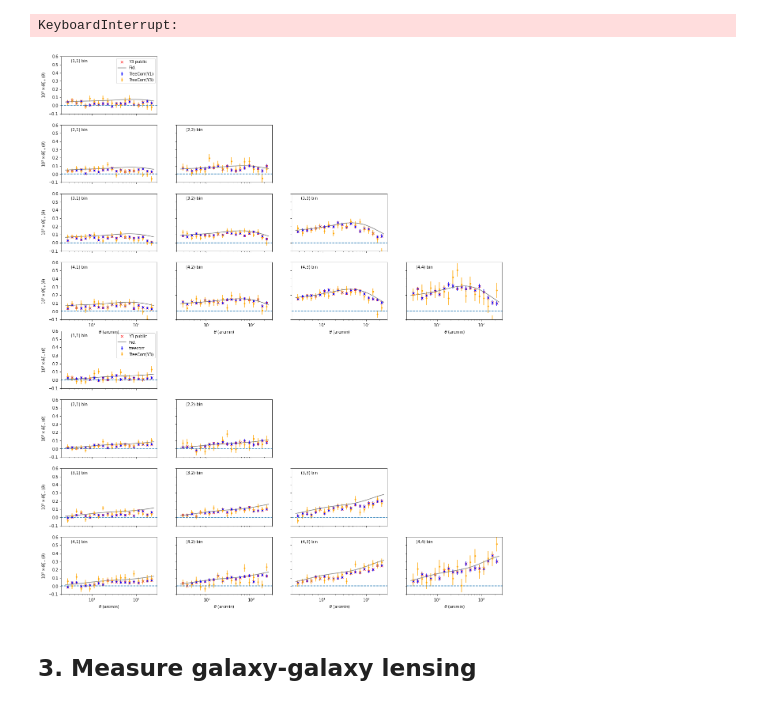
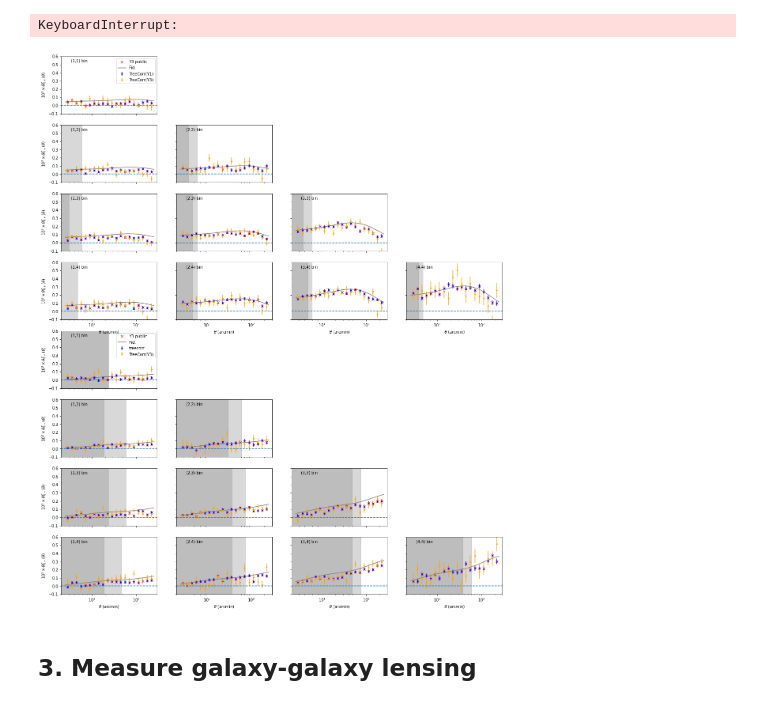
Before and after one commit to JiachuanXu/2pt_measurements_Y3, a Jupyter notebook: DESY3xPlanckDR3.ipynb, the cells around one changed output. Saved outputs shown, nothing was run; the diff lists cells and outputs as text; code cells hidden in the pictures.

```diff
--- a/DESY3xPlanckDR3.ipynb
+++ b/DESY3xPlanckDR3.ipynb
@@ -323,7 +514,9 @@ for tomo_id in range(5):
         r = np.exp(dd_redmagic.meanlogr)
         ### Save 2pt function: xi, varxi, r
         np.savetxt(output_fname_gg,np.c_[xi, varxi, r], header="xi varxi theta")
-
+    id_pad = 800
+    scalecut_cons = r[np.where(mask_cons[id_pad+tomo_id*20:id_pad+(tomo_id+1)*20] == 0)[0]]
+    scalecut_LCDM = r[np.where(mask_LCDM[id_pad+tomo_id*20:id_pad+(tomo_id+1)*20] == 0)[0]]
     ### Plot galaxy 2ptf and compare with public catalog
     ### ================================================
     ax = plt.subplot2grid((1, 5), (0,tomo_id))
@@ -345,6 +538,8 @@ for tomo_id in range(5):
         dv = np.genfromtxt(y1gg%(tomo_id, tomo_id), names=True)
         ax.errorbar(dv['theta'], dv['xi']*dv['theta'],
                    yerr = dv['theta']*dv['varxi']**0.5, fmt='.',color='orange', label='TreeCorr(Y1)')
+    # show scale cut
+    ax.fill_betweenx([-0.5, 3], 2, scalecut_cons[-1]*1.05, color='grey', alpha=0.3)
 
     ax.text(0.1,0.9,'(%d-%d) bin'%(tomo_id+1, tomo_id+1),transform=ax.transAxes)
     ax.set_xscale('log')
@@ -357,8 +552,8 @@ for tomo_id in range(5):
         ax.yaxis.set_ticklabels([])
     ax.set_xlim([2,300])
     ax.set_ylim(-0.5,3)
-#plt.show()
-plt.savefig(ROOT_fig+"/gg.png", dpi=250)
+plt.show()
+#plt.savefig(ROOT_fig+"/gg.png", dpi=250)
 # %% [output]
 [figure]
 # %% [markdown]
@@ -492,6 +687,12 @@ for tomo_i in range(4):
             # save data
             np.savetxt(output_fname_ss, np.c_[xip, xim, varxip, varxim, r],
                        header=" xip xim varxip varxim r")
+        id_pad = 0
+        scalecut_cons_p = r[np.where(mask_cons[id_pad+serial_id*20:id_pad+(serial_id+1)*20] == 0)[0]]
+        scalecut_LCDM_p = r[np.where(mask_LCDM[id_pad+serial_id*20:id_pad+(serial_id+1)*20] == 0)[0]]
+        id_pad = 200
+        scalecut_cons_m = r[np.where(mask_cons[id_pad+serial_id*20:id_pad+(serial_id+1)*20] == 0)[0]]
+        scalecut_LCDM_m = r[np.where(mask_LCDM[id_pad+serial_id*20:id_pad+(serial_id+1)*20] == 0)[0]]
 
         desy3_xip_idx = np.where((desy3_xip['BIN1']==tomo_i+1)&(desy3_xip['BIN2']==tomo_j+1))[0]
         desy3_xim_idx = np.where((desy3_xim['BIN1']==tomo_i+1)&(desy3_xim['BIN2']==tomo_j+1))[0]
@@ -515,6 +716,12 @@ for tomo_i in range(4):
             dv = np.genfromtxt(y1ss%(tomo_i, tomo_j), names=True)
             ax.errorbar(dv['r'], dv['xip']*dv['r']*1e3,
                         yerr=dv['varxip']**0.5*dv['r']*1e3, fmt='.', color='orange', label='TreeCorr(Y3)')
+        # show scale cuts
+        ax.fill_betweenx([-1e-1, 6e-1], 2, scalecut_cons_p[-1]*1.05 if scalecut_cons_p.size>0 else 2,
+                         color='grey', alpha=0.3)
+        ax.fill_betweenx([-0.1, 0.6], 2, scalecut_LCDM_p[-1]*1.05 if scalecut_LCDM_p.size>0 else 2,
+                         color='grey', alpha=0.3)
+
         ax.axhline(y=0, ls='--')
         ax.set_xscale('log')
         if(tomo_i==0 and tomo_j==0):
@@ -529,7 +736,7 @@ for tomo_i in range(4):
             ax.set_ylabel(r'$10^{3}\times\theta\xi_+(\theta)$')
         else:
             ax.yaxis.set_ticklabels([])
-        ax.text(0.1,0.9,"(%d,%d) bin"%(tomo_j+1,tomo_i+1),transform=ax.transAxes)
+        ax.text(0.1,0.9,"(%d,%d) bin"%(tomo_i+1,tomo_j+1),transform=ax.transAxes)
         # xim
         ax = plt.subplot2grid((8, 4), (4+tomo_j, tomo_i))
         ax.errorbar(r, r*xim*1e3, yerr=r*np.sqrt(varxim)*1e3,fmt='.b', label='treecorr')
@@ -537,37 +744,41 @@ for tomo_i in range(4):
                 desy3_xim['ANG'][desy3_xim_idx]*desy3_xim['VALUE'][desy3_xim_idx]*1e3,
                 'x', color='red', label='Y3 public')
         if(exists(dv_fid_6x2pt)):
             dv = np.genfromtxt(dv_fid_6x2pt)
             start = 200 + 20*serial_id
             mask_idx = np.where(dv[start:start+20, 1] > 1e-10)[0]
             ax.plot(dv_fid_thetas[mask_idx],
                     dv_fid_thetas[mask_idx]*dv[start:start+20, 1][mask_idx]*1e3,
                     label='Fid.', color='grey')
         if(exists(y1ss%(tomo_i, tomo_j))):
             dv = np.genfromtxt(y1ss%(tomo_i, tomo_j), names=True)
             ax.errorbar(dv['r'], dv['xim']*dv['r']*1e3,
                         yerr=dv['varxim']**0.5*dv['r']*1e3, fmt='.', color='orange', label='TreeCorr(Y3)')
+        # show scale cuts
+        ax.fill_betweenx([-1e-1, 6e-1], 2, scalecut_cons_m[-1]*1.05, color='grey', alpha=0.3)
+        ax.fill_betweenx([-0.1, 0.6], 2, scalecut_LCDM_m[-1]*1.05, color='grey', alpha=0.3)
+
         ax.axhline(y=0,ls='--')
         ax.set_xscale('log')
         if(tomo_i==0 and tomo_j==0):
             ax.legend()
         ax.set_xlim( [2,300] )
         ax.set_ylim([-1e-1,6e-1])
         if(tomo_j==3):
             ax.set_xlabel(r'$\theta$ (arcmin)')
         else:
             ax.xaxis.set_ticklabels([])
         if(tomo_i==0):
             ax.set_ylabel(r'$10^{3}\times\theta\xi_-(\theta)$')
         else:
             ax.yaxis.set_ticklabels([])
-        ax.text(0.1,0.9,"(%d,%d) bin"%(tomo_j+1, tomo_i+1),transform=ax.transAxes)
+        ax.text(0.1,0.9,"(%d,%d) bin"%(tomo_i+1, tomo_j+1),transform=ax.transAxes)
 
         serial_id += 1
-#plt.show()
-plt.savefig(ROOT_fig+"/ss.png", dpi=250)
+plt.show()
+#plt.savefig(ROOT_fig+"/ss.png", dpi=250)
 # %% [output]
-[figure, old version]
+[figure, new version]
 # %% [markdown]
 ## 3. Measure galaxy-galaxy lensing
 # %%
```
Also changed, not shown: parts of 4 cells of this notebook.
